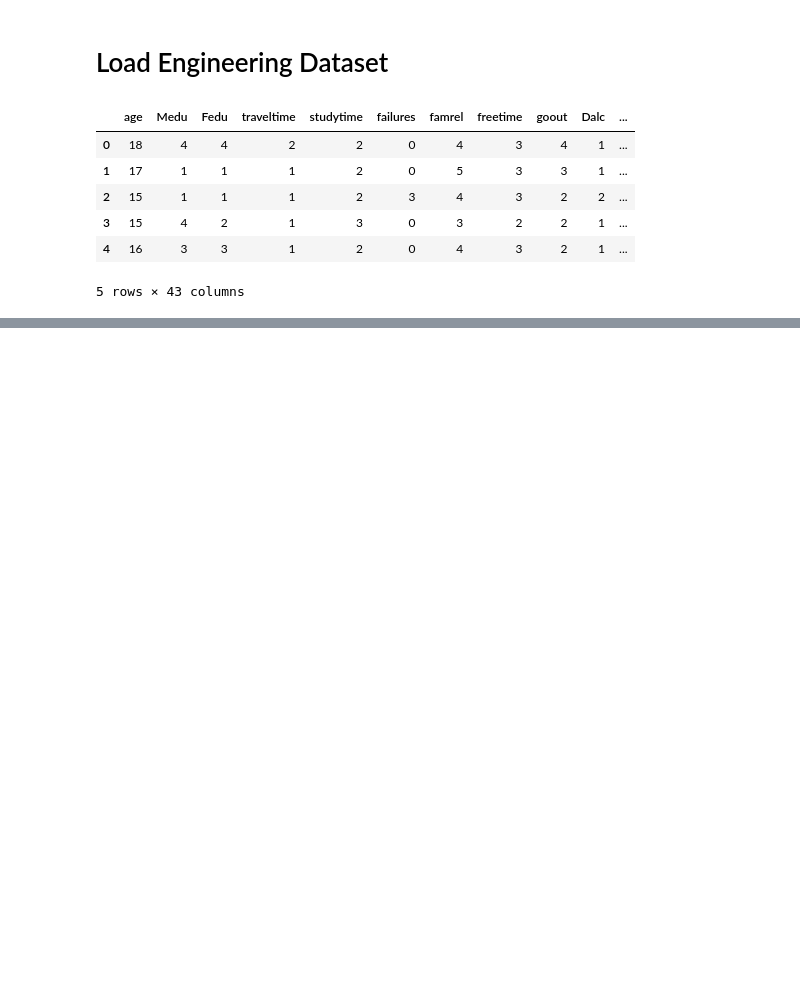
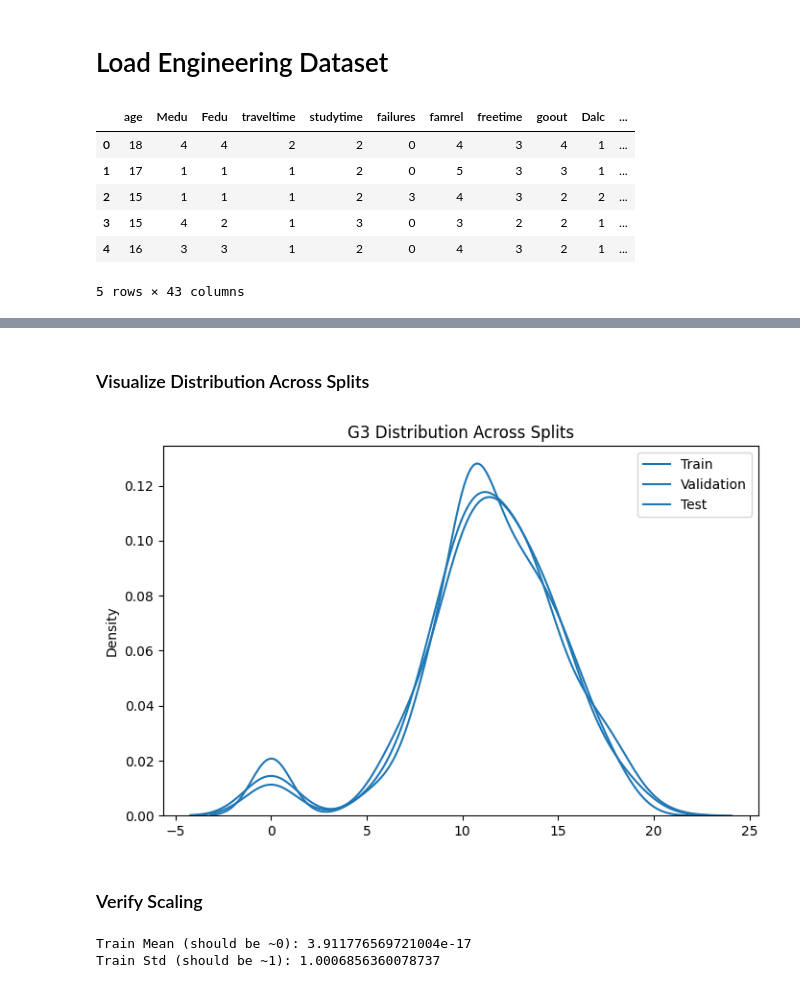
Before and after one commit to pratikkmane/student-performance, a Jupyter notebook: notebooks/12_data_validation.ipynb, the cells around one changed output, grey strips where cells are left out. Drawn from its saved outputs; the diff is of its cells as text; code cells hidden in the pictures; blank space fills up the shorter version.

Commit message:
modeling strategy and full data validation checks

```diff
--- a/notebooks/12_data_validation.ipynb
+++ b/notebooks/12_data_validation.ipynb
@@ -33,3 +18,16 @@ df.head()
 | 3 | 15 | 4 | 2 | 1 | 3 | 0 | 3 | 2 | 2 | 1 | ... |
 | 4 | 16 | 3 | 3 | 1 | 2 | 0 | 4 | 3 | 2 | 1 | ... |
 5 rows × 43 columns
+# %%
+X_train = pd.read_csv("../data/processed/X_train.csv")
+y_train = pd.read_csv("../data/processed/y_train.csv")
+
+X_val = pd.read_csv("../data/processed/X_val.csv")
+y_val = pd.read_csv("../data/processed/y_val.csv")
+
+X_test = pd.read_csv("../data/processed/X_test.csv")
+y_test = pd.read_csv("../data/processed/y_test.csv")
+
+print("Train:", X_train.shape)
+print("Validation:", X_val.shape)
+print("Test:", X_test.shape)
@@ -35,0 +100,25 @@ df.head()
+# %% [markdown]
+### Visualize Distribution Across Splits
+# %%
+import matplotlib.pyplot as plt
+import seaborn as sns
+
+plt.figure(figsize=(8,5))
+
+sns.kdeplot(y_train, label="Train")
+sns.kdeplot(y_val, label="Validation")
+sns.kdeplot(y_test, label="Test")
+
+plt.title("G3 Distribution Across Splits")
+plt.legend()
+plt.show()
+# %% [output]
+[figure, added]
+# %% [markdown]
+### Verify Scaling
+# %%
+print("Train Mean (should be ~0):", X_train.mean().mean())
+print("Train Std (should be ~1):", X_train.std().mean())
+# %% [output]
+Train Mean (should be ~0): 3.911776569721004e-17
+Train Std (should be ~1): 1.0006856360078737
```
Also changed, not shown: parts of 10 cells of this notebook.
